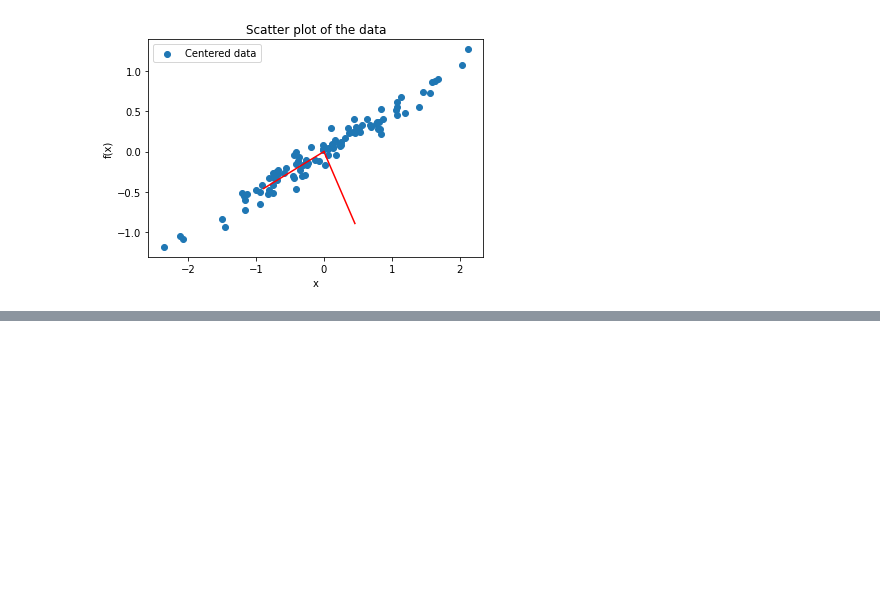
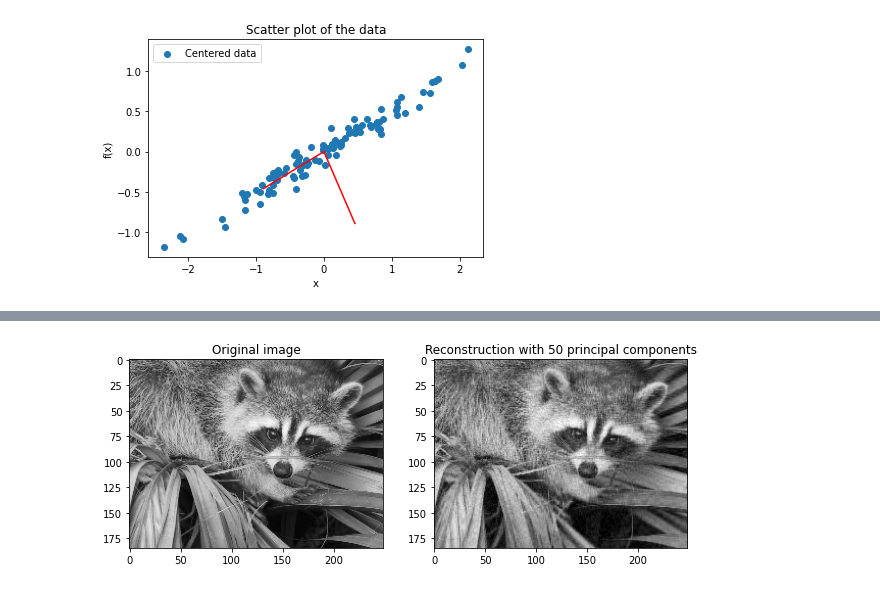
Before and after one commit to AlexPasqua/MLCMS-exercises, a Jupyter notebook: EX4/task1.ipynb, the cells around one changed output, grey strips where cells are left out. Drawn from its saved outputs; the diff is of its cells as text; code cells hidden in the pictures; blank space fills up the shorter version.

```diff
--- a/EX4/task1.ipynb
+++ b/EX4/task1.ipynb
@@ -104,0 +132,8 @@ plt.show()
+# %%
+# show reconstruction with 50 principal components
+S_50 = copy.deepcopy(S)
+S_50[50:, 50:] = 0
+reconstruction = (U @ S_50 @ V.T).T    # transpose because the SVD has been applied to the transpose of the original image
+show_2_images_grayscale(racoon, reconstruction, titles=("Original image", "Reconstruction with 50 principal components"))
+# %% [output]
+[figure, added]
```
Also changed, not shown: parts of 10 cells of this notebook, 2 other files.
